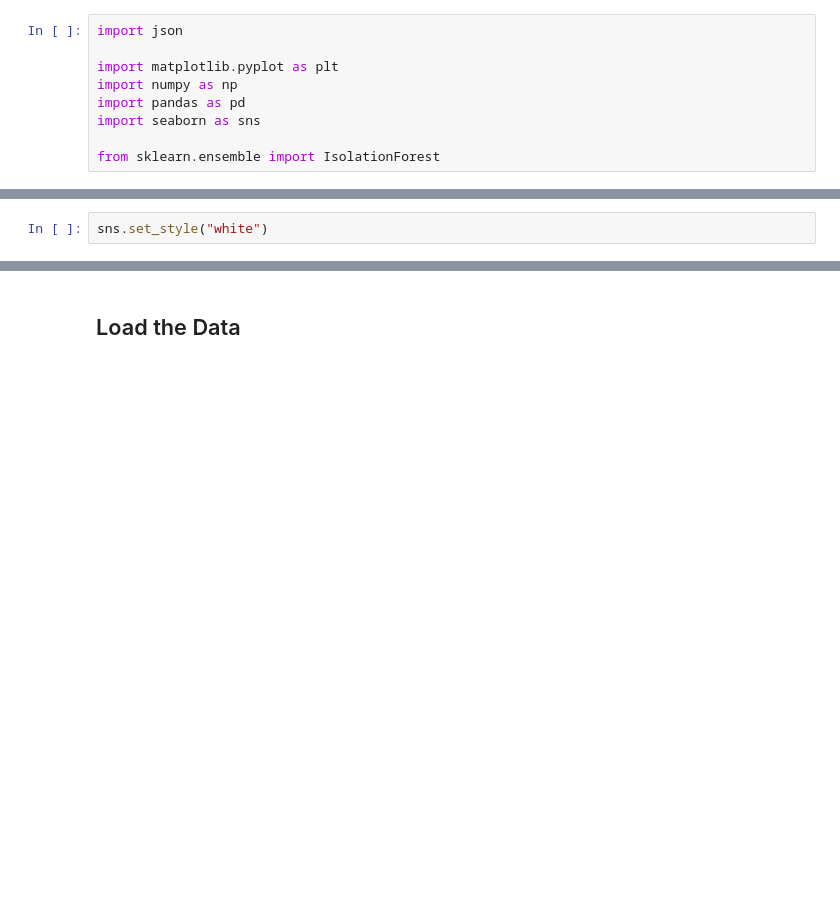
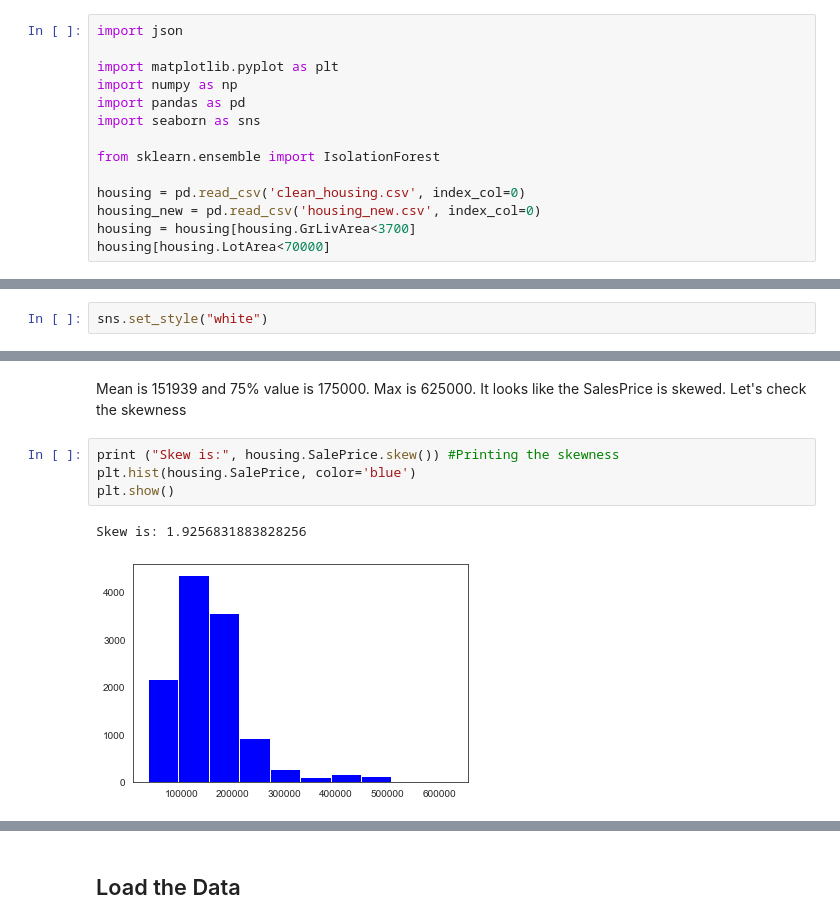
Before and after one commit to maejok/ML_Price_Prediction_Model_for_Ames_Housing, a Jupyter notebook: Chapter_1_Data_Visualisation.ipynb, the cells around one changed output, grey strips where cells are left out. Cells and saved outputs as stored; diff of their text form; blank space fills up the shorter version.

```diff
--- a/Chapter_1_Data_Visualisation.ipynb
+++ b/Chapter_1_Data_Visualisation.ipynb
@@ -15,3 +15,8 @@ import pandas as pd
 import seaborn as sns
 
 from sklearn.ensemble import IsolationForest
+
+housing = pd.read_csv('clean_housing.csv', index_col=0)
+housing_new = pd.read_csv('housing_new.csv', index_col=0)
+housing = housing[housing.GrLivArea<3700]
+housing[housing.LotArea<70000]
@@ -21,0 +53,9 @@ sns.set_style("white")
+# %% [markdown]
+Mean is 151939 and 75% value is 175000. Max is 625000. It looks like the SalesPrice is skewed. Let's check the skewness
+# %%
+print ("Skew is:", housing.SalePrice.skew()) #Printing the skewness
+plt.hist(housing.SalePrice, color='blue')
+plt.show()
+# %% [output]
+Skew is: 1.9256831883828256
+[figure, added]
```
Also changed, not shown: parts of 58 cells of this notebook.
